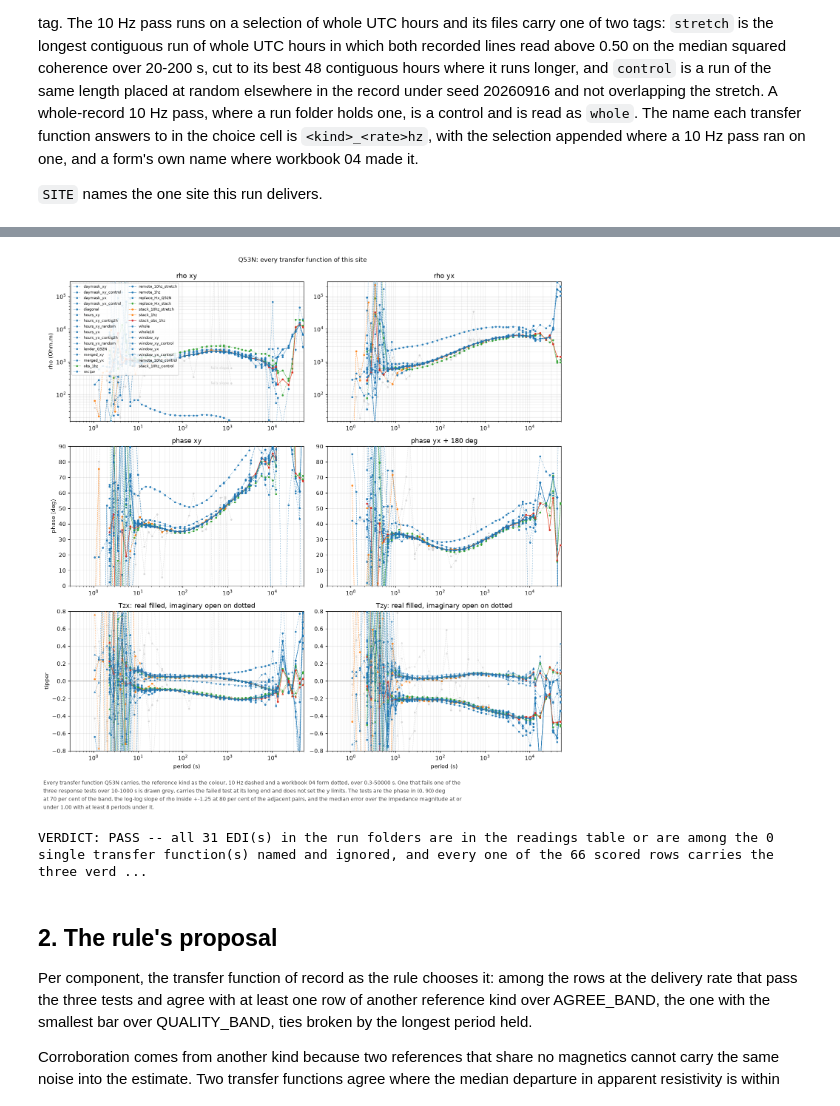
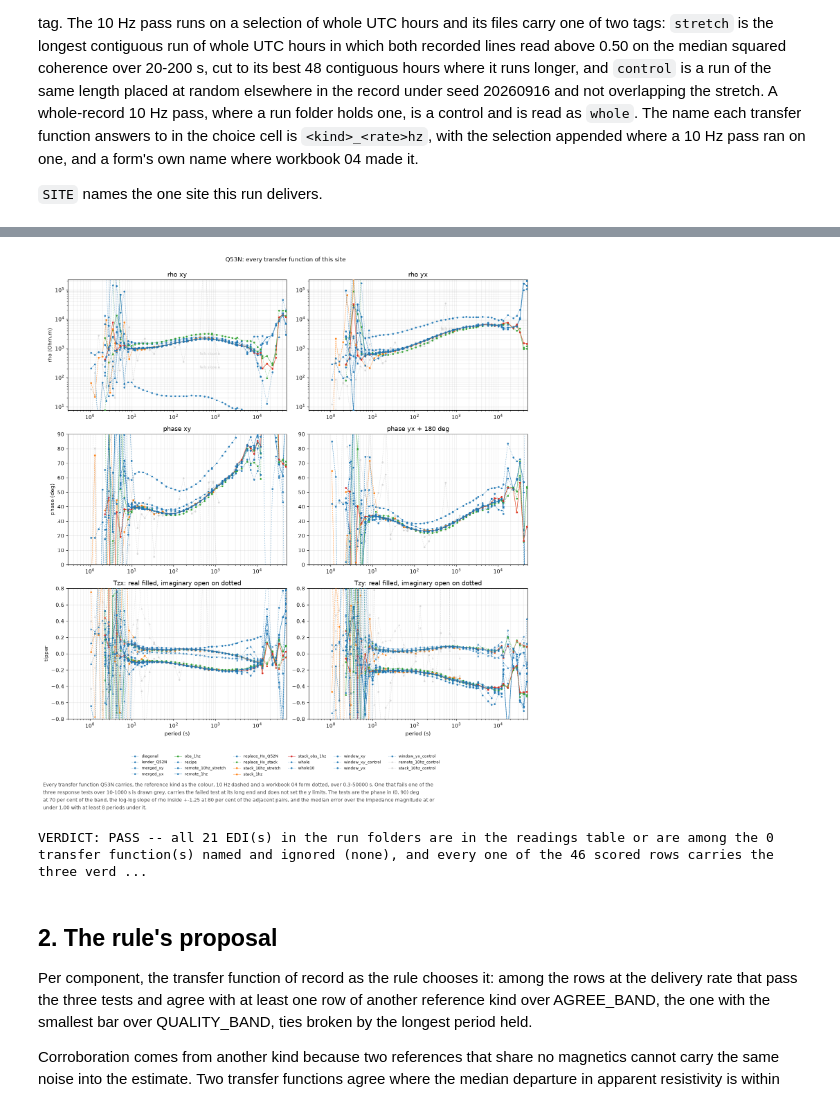
Before and after one commit to bvkay/AusLAMP-Processing-2026, a Jupyter notebook: workbooks/05_final.ipynb, the cells around one changed output, grey strips where cells are left out. Cells and saved outputs as stored; diff of their text form; code cells hidden in the pictures.

```diff
--- a/workbooks/05_final.ipynb
+++ b/workbooks/05_final.ipynb
@@ -327,7 +336,8 @@ elif missing or bad:
              "; ".join(bad[:3]) or "none"))
 else:
     print("VERDICT: PASS -- all %d EDI(s) in the run folders are in the readings table or are among the %d "
-          "%s transfer function(s) named and ignored, and every one of the %d scored rows carries the three "
-          "verdicts the file itself gives when the phase fraction, the slope fraction, the bar and the "
-          "period count are worked out again" % (walked, len(IGNORED), RD.DROPPED_KIND, n_scored))
+          "transfer function(s) named and ignored (%s), and every one of the %d scored rows carries the "
+          "three verdicts the file itself gives when the phase fraction, the slope fraction, the bar and "
+          "the period count are worked out again"
+          % (walked, len(IGNORED), "; ".join(sorted(set(IGNORED.why))) or "none", n_scored))
 # %% [output]
@@ -347,9 +357,9 @@ component   transfer_function  rate_hz selection               form  phase_frac
 
 which test a row failed, the leading one of each
 fails
 slope    3
-[figure, old version]
+[figure, new version]
-VERDICT: PASS -- all 31 EDI(s) in the run folders are in the readings table or are among the 0 single transfer function(s) named and ignored, and every one of the 66 scored rows carries the three verd ...
+VERDICT: PASS -- all 21 EDI(s) in the run folders are in the readings table or are among the 0 transfer function(s) named and ignored (none), and every one of the 46 scored rows carries the three verd ...
 # %% [markdown]
 ## 2. The rule's proposal
 
```
Also changed, not shown: parts of 6 cells of this notebook, 13 other files.
